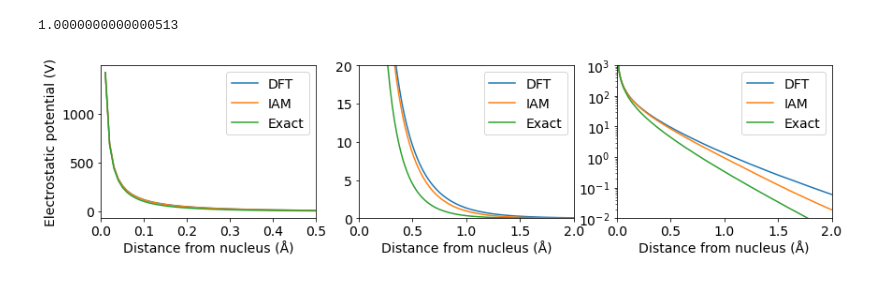
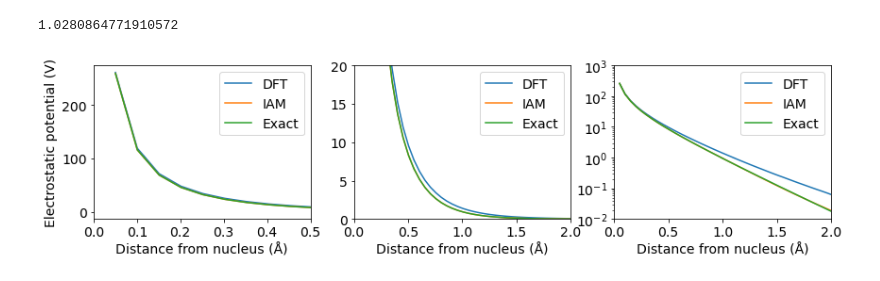
Before and after one commit to tem-elements/tem-elements, a Jupyter notebook: notebooks/H_atom.ipynb, the cells around one changed output. Cells and saved outputs as stored; diff of their text form; code cells hidden in the pictures.

Commit message:
fixed exact solution for hydrogen in H_atom.ipynb

```diff
--- a/notebooks/H_atom.ipynb
+++ b/notebooks/H_atom.ipynb
@@ -24,11 +24,11 @@ from gpaw.utilities.ps2ae import PS2AE
 from ase.units import Bohr
 
 # Function for converting the pseudo electron density into the all-electron density on a given fine grid.
-h = 0.01
+h = 0.05
 t = PS2AE(calc, grid_spacing=h)
 
 # Smearing width for the nuclear potential.
-smear = 0.005 * Bohr
+smear = 0.05 * Bohr
 
 # Function for getting the full electrostatic potential; the sign is flipped and the zero level normalized.
 ps2ae = -t.get_electrostatic_potential(rcgauss=smear)
@@ -44,7 +44,7 @@ from abtem.potentials import kappa
 parameters = load_kirkland_parameters()
 
 # Defining a position coordinate and computing the values of the potential (kappa is a conversion factor).
-r = np.linspace(0, atoms.cell[-1], ps2ae.shape[-1])
+r = np.linspace(0, atoms.cell[0,0], ps2ae.shape[-1])
 iampot = kirkland(r[:], parameters[1]) / kappa
 # %%
 from numpy import pi, exp
@@ -56,47 +56,49 @@ eps0 = 8.854188*10**-12;
 rH = r*10**-10
 
 # Broadens the nuclear part of the potential
-width = 1.027960117851623
+width = 1.0280864771910572
 
 # Exact solution of the  electrostatic potential of hydrogen.
-y = q/(4*pi*eps0)*exp(-2*r[1:][:,2]/Bohr)/(rH[1:][:,2]) * (1.0*width + rH[1:][:,2]/Bohr)
+#y = q/(4*pi*eps0)*exp(-2*r[1:][:,2]/Bohr)/(rH[1:][:,2]) * (1.0*width + rH[1:][:,2]/Bohr)
+
+y = q / (4 * np.pi * eps0) * (exp(-2 * r / Bohr) / r + exp(-2 * r / Bohr) / Bohr)  * 1e10
 # %%
 dftpot[1]/y[0]
 # %% [output]
-1.0000000000000513
+1.0280864771910572
 # %%
 import matplotlib.pyplot as plt
 
 # Plotting the comparison between the three models.
 fig, (ax1, ax2, ax3) = plt.subplots(1, 3, figsize = (14,3))
 
 ax1.set_xlim((0.0,0.5));
-ax1.plot(r[1:][:,2], dftpot[1:], label='DFT')
-ax1.plot(r[1:][:,2], iampot[1:][:,2], label='IAM')
-ax1.plot(r[1:][:,2], y, label='Exact');
+ax1.plot(r[1:], dftpot[1:], label='DFT')
+ax1.plot(r[1:], iampot[1:], label='IAM')
+ax1.plot(r[1:], y[1:], label='Exact');
 ax1.legend();
 ax1.set_xlabel('Distance from nucleus (Å)')
 ax1.set_ylabel('Electrostatic potential (V)')
 
 ax2.set_xlim((0.0,2.0));
 ax2.set_ylim((0.0,20.0));
-ax2.plot(r[1:][:,2], dftpot[1:], label='DFT')
-ax2.plot(r[1:][:,2], iampot[1:][:,2], label='IAM')
-ax2.plot(r[1:][:,2], y, label='Exact');
+ax2.plot(r[1:], dftpot[1:], label='DFT')
+ax2.plot(r[1:], iampot[1:], label='IAM')
+ax2.plot(r[1:], y[1:], label='Exact');
 ax2.legend();
 ax2.set_xlabel('Distance from nucleus (Å)')
 #ax2.set_ylabel('Electrostatic potential (V)')
 
 ax3.set_xlim((0.0,2.0));
 ax3.set_ylim((0.01,1000));
-ax3.plot(r[1:][:,2], dftpot[1:], label='DFT')
-ax3.plot(r[1:][:,2], iampot[1:][:,2], label='IAM')
-ax3.plot(r[1:][:,2], y, label='Exact');
+ax3.plot(r[1:], dftpot[1:], label='DFT')
+ax3.plot(r[1:], iampot[1:], label='IAM')
+ax3.plot(r[1:], y[1:], label='Exact');
 ax3.legend();
 ax3.set_yscale('log')
 ax3.set_xlabel('Distance from nucleus (Å)')
 #ax3.set_ylabel('Electrostatic potential (V)')
 
 plt.rcParams['font.size'] = 14
 # %% [output]
-[figure, old version]
+[figure, new version]
```
